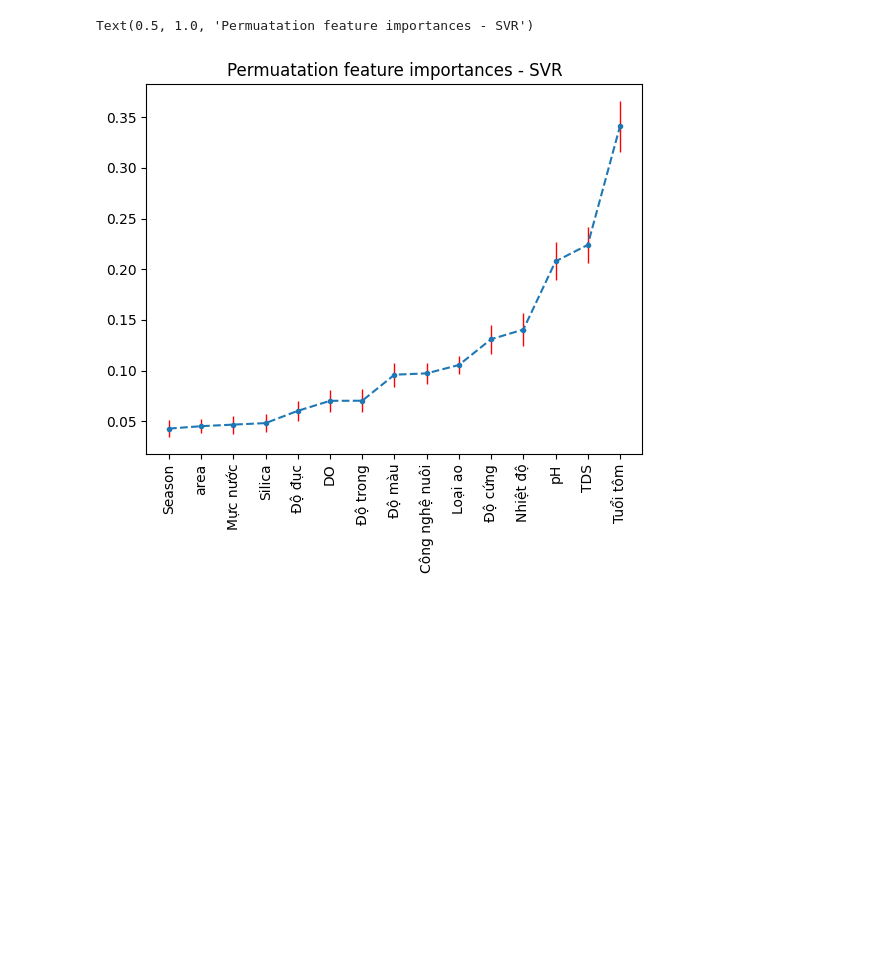
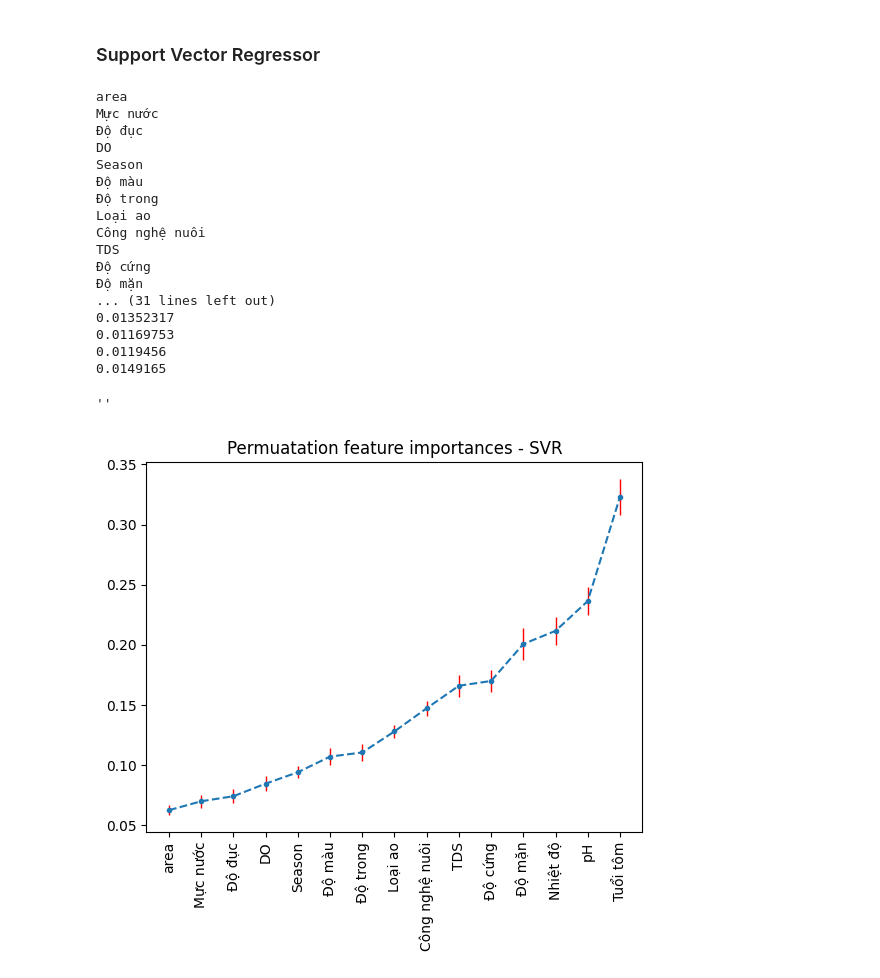
Before and after one commit to truongthuanr/WQi-Model, a Jupyter notebook: 01_model_src/phase2/plot.ipynb, the cells around one changed output. Drawn from its saved outputs; the diff is of its cells as text; code cells hidden in the pictures; blank space fills up the shorter version.

Commit message:
feature importances

```diff
--- a/01_model_src/phase2/plot.ipynb
+++ b/01_model_src/phase2/plot.ipynb
@@ -48,55 +101,97 @@ NameError: name 'mean_sorted' is not defined
+# %% [markdown]
+### Support Vector Regressor
 # %%
 # feat = ['Season_Dry', 'Season_Rainy', 'Loại ao_Circle', 'Loại ao_Rectangle',
 #        'Công nghệ nuôi_one period, exchange water',
 #        'Công nghệ nuôi_two period, Postlarvae, exchange water',
 #        'Công nghệ nuôi_two period, grow, exchange water', 'Mực nước',
 #        'Tuổi tôm', 'area', 'Nhiệt độ', 'pH', 'DO', 'TDS', 'Độ đục', 'Độ trong',
 #        'Độ cứng', 'Độ màu', 'Silica']
 # mean = [0.02137746, 0.02137746, 0.05276011, 0.05276011, 0.01559567, 0.05805152,
 #  0.02362082, 0.04669864, 0.34088593,0.04515023, 0.14047624, 0.20778722,
 #  0.07016335, 0.22402784, 0.06031191, 0.07026624 ,0.13098206, 0.0959436,
 #  0.04817957]
 # std = [0.00593341, 0.00593341, 0.00595912, 0.00595912, 0.00547788 ,0.0064998,
 #  0.00565919, 0.00888638, 0.02506058, 0.00661394, 0.01620508,0.01881763,
 #  0.01085425 ,0.01783876, 0.00961194, 0.01148008, 0.01431619, 0.01171849,
 #  0.00912585]
 
 feat = ['Season',
         'Loại ao',
         'Công nghệ nuôi',
-        'Mực nước', 'Tuổi tôm', 'area',
-        'Nhiệt độ', 'pH', 'DO', 'TDS', 'Độ đục', 'Độ trong',
-        'Độ cứng', 'Độ màu', 'Silica']
-mean = [0.02137746+ 0.02137746,
-        0.05276011+ 0.05276011,
-        0.01559567+ 0.05805152+ 0.02362082,
-        0.04669864,
-        0.34088593,0.04515023, 0.14047624, 0.20778722,
-        0.07016335, 0.22402784, 0.06031191, 0.07026624 ,0.13098206, 0.0959436,
-        0.04817957]
-std = [(0.00593341**2+ 0.00593341**2)**0.5,
-       (0.00595912**2+ 0.00595912**2)**0.5,
-       (0.00547788**2 +0.0064998**2+ 0.00565919**2)**0.5,
-       0.00888638,
-       0.02506058, 0.00661394, 0.01620508,0.01881763,
-       0.01085425 ,0.01783876, 0.00961194, 0.01148008,
-       0.01431619, 0.01171849, 0.00912585]
+        'Mực nước',
+       'Tuổi tôm', 'area', 'Nhiệt độ',
+        'pH', 'DO', 'Độ mặn', 'TDS', 'Độ đục',
+       'Độ trong', 'Độ cứng', 'Độ màu']
+# mean = [0.01807647+ 0.01807647,
+#         0.05294776 +0.05294776,
+#         0.02003291+ 0.05388482+ 0.02570721,
+#         0.05221511, 0.3091792 , 0.04575513, 0.15344319 ,0.20123273,
+#         0.06870495 ,0.14359674 ,0.10591643, 0.06866489, 0.0704869 , 0.1297988,
+#         0.08839403]
+# std = [(0.00550155**2+ 0.00550155**2)**0.5,
+#        (0.0062257**2+  0.0062257**2)**0.5,
+#        (0.00534019**2+ 0.00650991**2+ 0.00542943**2)**0.5,
+#        0.00932464, 0.02344209 ,
+#        0.00663125, 0.01717747, 0.01891824,
+#        0.01022288, 0.01852603, 0.01272627 ,0.00911886,
+#        0.01106161, 0.01538843,
+#        0.01079604]
+
+mean = [0.04712034+ 0.04712034,
+        0.0640807 + 0.0640807  ,
+        0.03239557+ 0.07212271+ 0.04288226,
+        0.07012197, 0.32285764, 0.06274828 ,0.21170149, 0.2364245,
+ 0.08477949 ,0.20075851 ,0.16609528 ,0.07432601 ,0.11066256, 0.17007669,
+ 0.10724798]
+
+std = [(0.0034343**2 + 0.0034343 **2)**0.5,
+       (0.0038158**2 + 0.0038158**2)**0.5 ,
+       (0.00357099**2+ 0.00406066**2+ 0.00323247**2)**0.5 ,
+       0.00544536 ,0.0149165  ,0.00411472, 0.01169753 ,0.0119456,
+ 0.00646817 ,0.01352317,0.00918872, 0.00569758, 0.00675933 ,0.00950131,
+ 0.00726565]
+
 order = np.argsort(mean)
 mean_sort = [mean[i] for i in order]
 feat_sort = [feat[i] for i in order]
 std_sort = [std[i] for i in order]
 
 plt.errorbar(feat_sort,mean_sort, std_sort,
              linestyle='--', marker='.',
              elinewidth=1, ecolor = 'r')
 ax = plt.gca()
 xticks = ax.get_xticks()
 ax.set_xticks(xticks)
 ax.set_xticklabels(feat_sort,rotation=90)
 ax.set_title('Permuatation feature importances - SVR')
+
+[print(i) for i in feat_sort]
+print("---")
+[print(i) for i in mean_sort]
+print("---")
+[print(i) for i in std_sort]
+;
 # %% [output]
-Text(0.5, 1.0, 'Permuatation feature importances - SVR')
+area
+Mực nước
+Độ đục
+DO
+Season
+Độ màu
+Độ trong
+Loại ao
+Công nghệ nuôi
+TDS
+Độ cứng
+Độ mặn
+... (31 lines left out)
+0.01352317
+0.01169753
+0.0119456
+0.0149165
+''
-[figure, old version]
+[figure, new version]
 # %%
 order = np.argsort(mean)
 feat_sort = [feat[i] for i in order]
```
Also changed, not shown: parts of 8 cells of this notebook, 2 other files.
